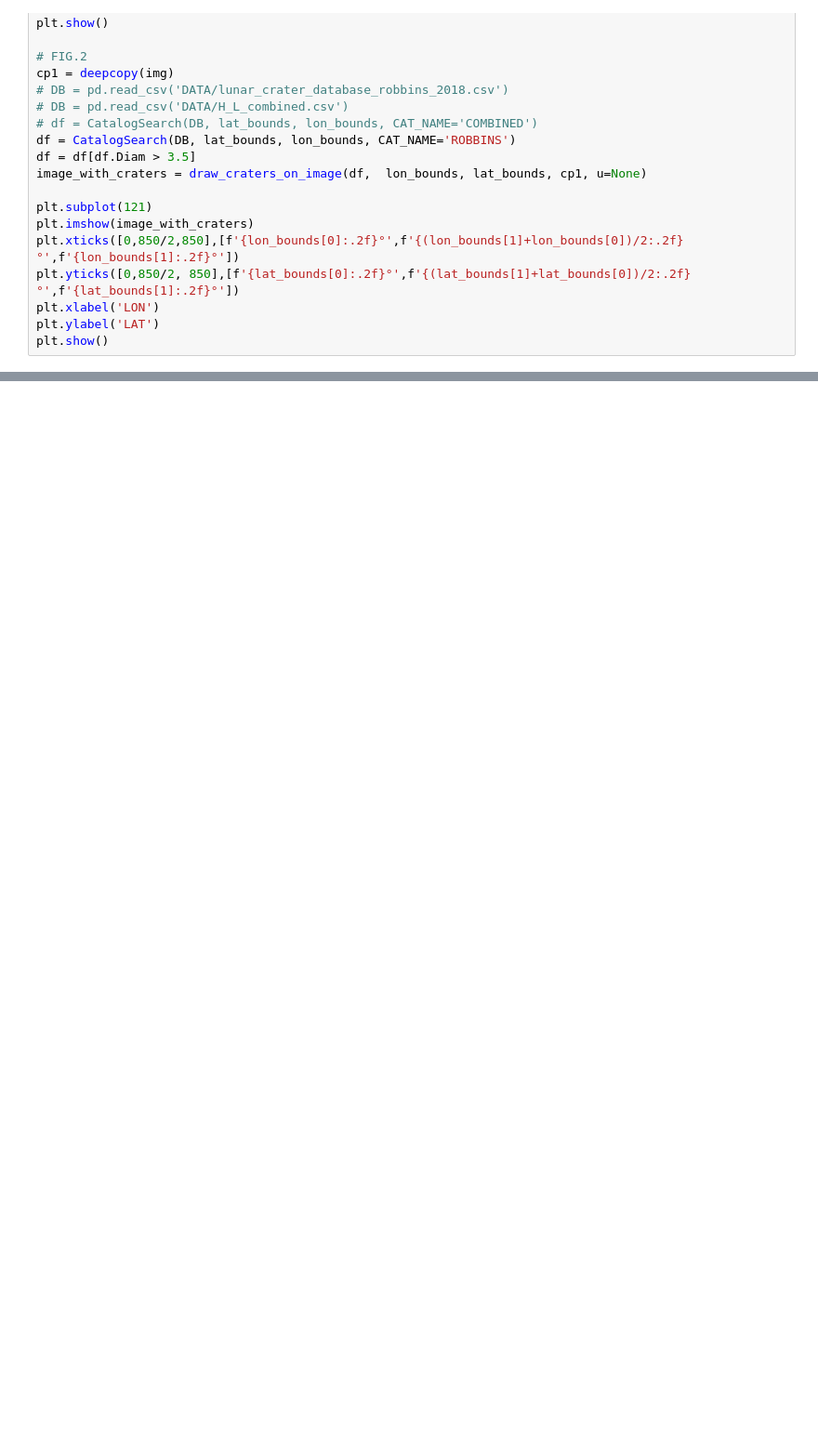
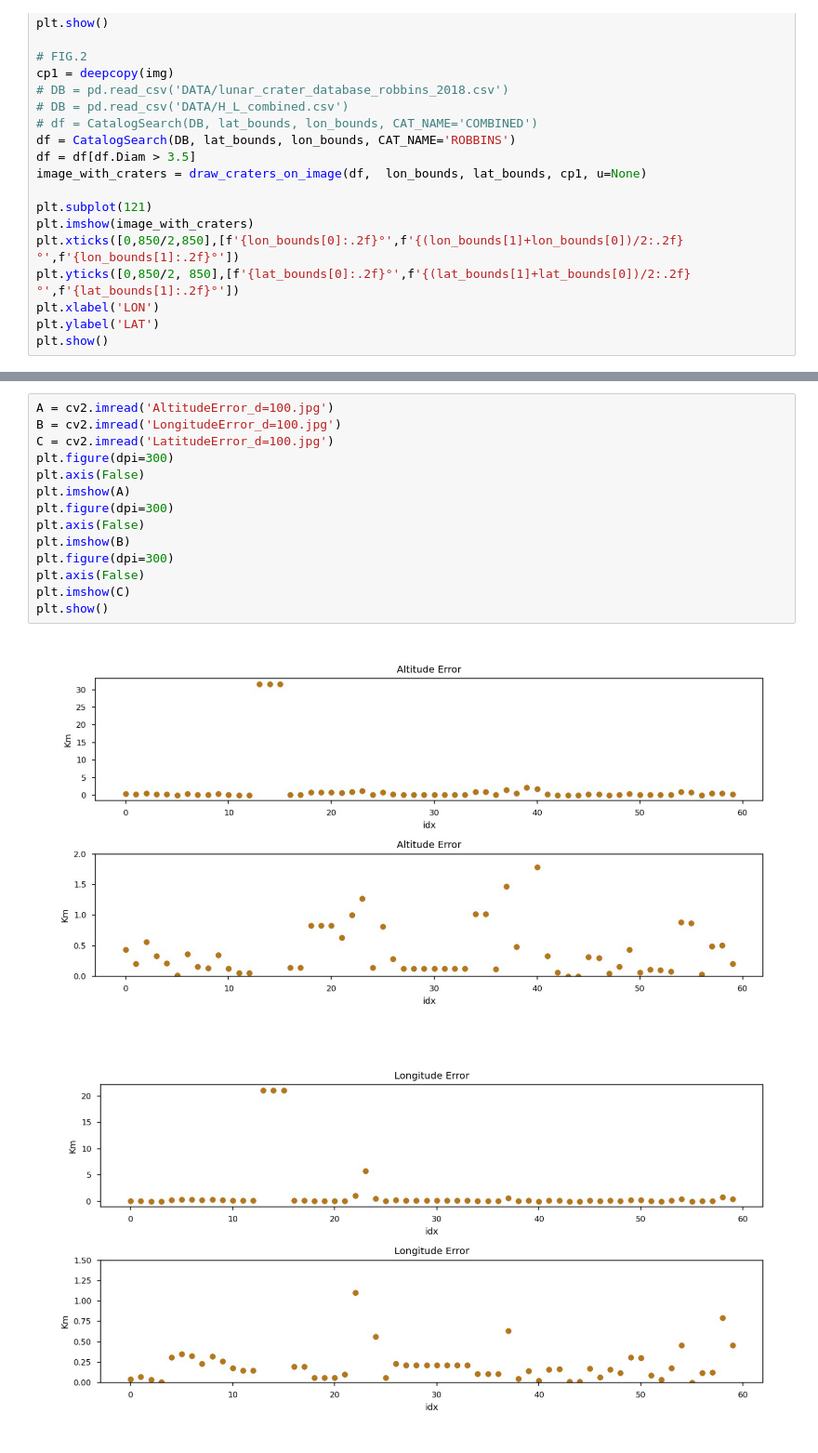
Before and after one commit to sirbastiano/FederNet, a Jupyter notebook: test copy.ipynb, the cells around one changed output, grey strips where cells are left out. Shown at 93% size. Drawn from its saved outputs; the diff is of its cells as text; blank space fills up the shorter version.

```diff
--- a/test copy.ipynb
+++ b/test copy.ipynb
@@ -283,0 +352,17 @@ Error (km)| H: 0.06Km    Lon:0.14Km    Lat:-0.20Km
+# %%
+A = cv2.imread('AltitudeError_d=100.jpg')
+B = cv2.imread('LongitudeError_d=100.jpg')
+C = cv2.imread('LatitudeError_d=100.jpg')
+plt.figure(dpi=300)
+plt.axis(False)
+plt.imshow(A)
+plt.figure(dpi=300)
+plt.axis(False)
+plt.imshow(B)
+plt.figure(dpi=300)
+plt.axis(False)
+plt.imshow(C)
+plt.show()
+# %% [output]
+[figure, added]
+[figure, added]
```
Also changed, not shown: parts of 26 cells of this notebook, 5 other files.
